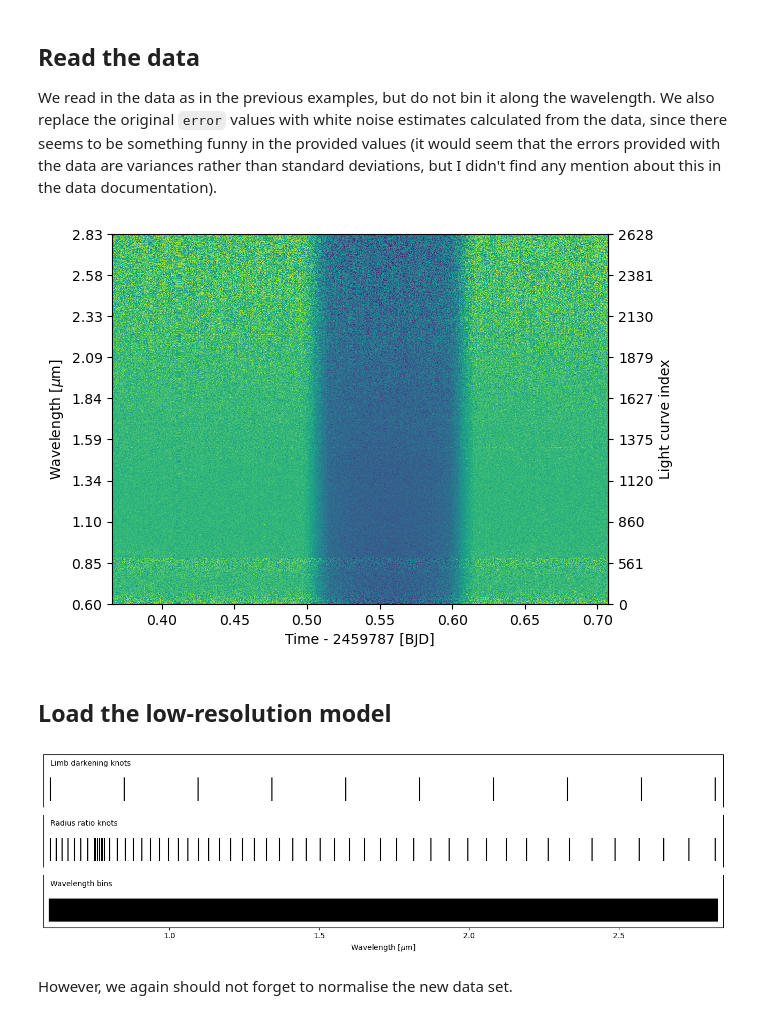
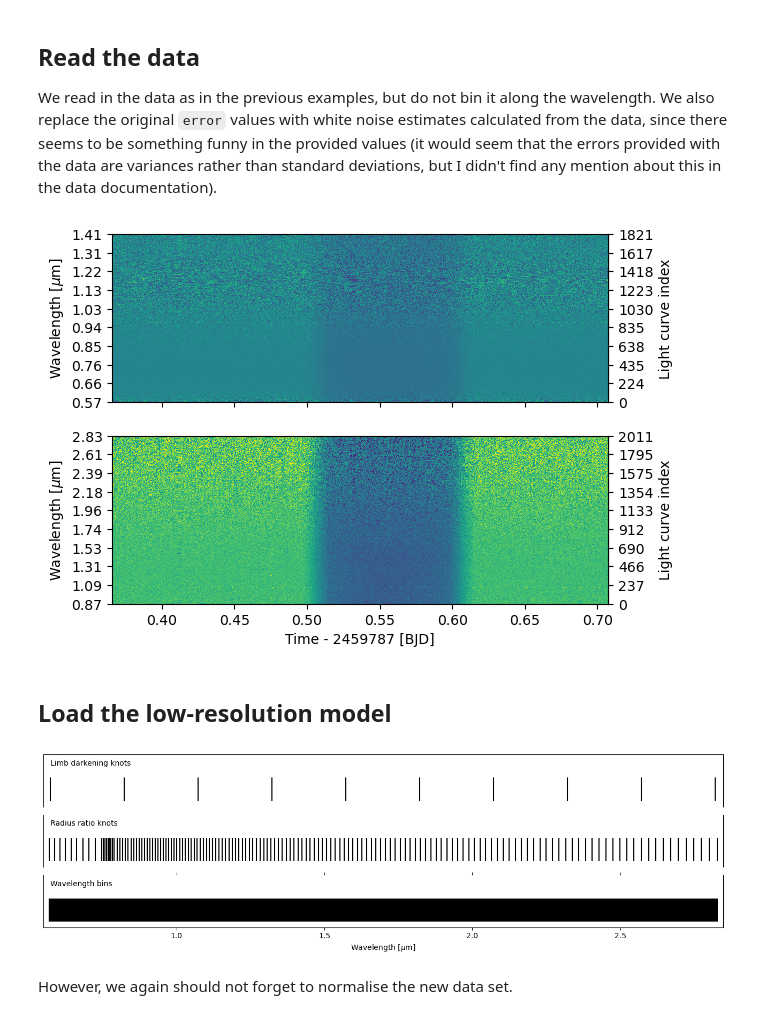
Before and after one commit to hpparvi/ExoIris, a Jupyter notebook: doc/source/examples/e01/A2_full_data_resolution.ipynb, the cells around one changed output. Cells and saved outputs as stored; diff of their text form; code cells hidden in the pictures.

```diff
--- a/doc/source/examples/e01/A2_full_data_resolution.ipynb
+++ b/doc/source/examples/e01/A2_full_data_resolution.ipynb
@@ -32,31 +32,32 @@ We read in the data as in the previous examples, but do not bin it along the wav
 # %%
 def read_data(fname):
     with load_dataset(fname) as ds:
         return TSData(time=ds.time.values, wavelength=ds.wavelength.values, fluxes=ds.flux.values, errors=ds.error.values)
 
 d1 = read_data('data/nirHiss_order_1.h5')
 d2 = read_data('data/nirHiss_order_2.h5')
 d1.remove_outliers()
-d2.crop_wavelength(0.6, d1.wllims[0])
 d2.remove_outliers()
 db = d2+d1
 db.errors[:,:] = diff(db.fluxes).std(1)[:,newaxis]
 ax = db.plot()
 # %% [output]
-[figure, old version]
+[figure, new version]
 # %% [markdown]
 ## Load the low-resolution model
 # %%
-ts = read_model("01a_lowres_power2.fits", name='0xxa')
+#ts = load_model("01a.fits", name='A2')
+ts = load_model("A2.fits")
+
 ts.set_data(db)
 
 ts.set_radius_ratio_knots(r_[geomspace(ts.wavelength[0], 0.768-0.02, 10),
                           linspace(0.768-0.020, 0.768+0.02, 9),
                           linspace(0.855-0.055, 0.855+0.055, 13),
-                          geomspace(0.855+0.055, ts.wavelength[-1], 120)]
+                          geomspace(0.855+0.055, ts.wavelength[-1], 120)])
 ts.plot_setup();
 # %% [output]
-[figure, old version]
+[figure, new version]
 # %% [markdown]
 However, we again should not forget to normalise the new data set.
 # %%
```
Also changed, not shown: parts of 9 cells of this notebook, 5 other files.
